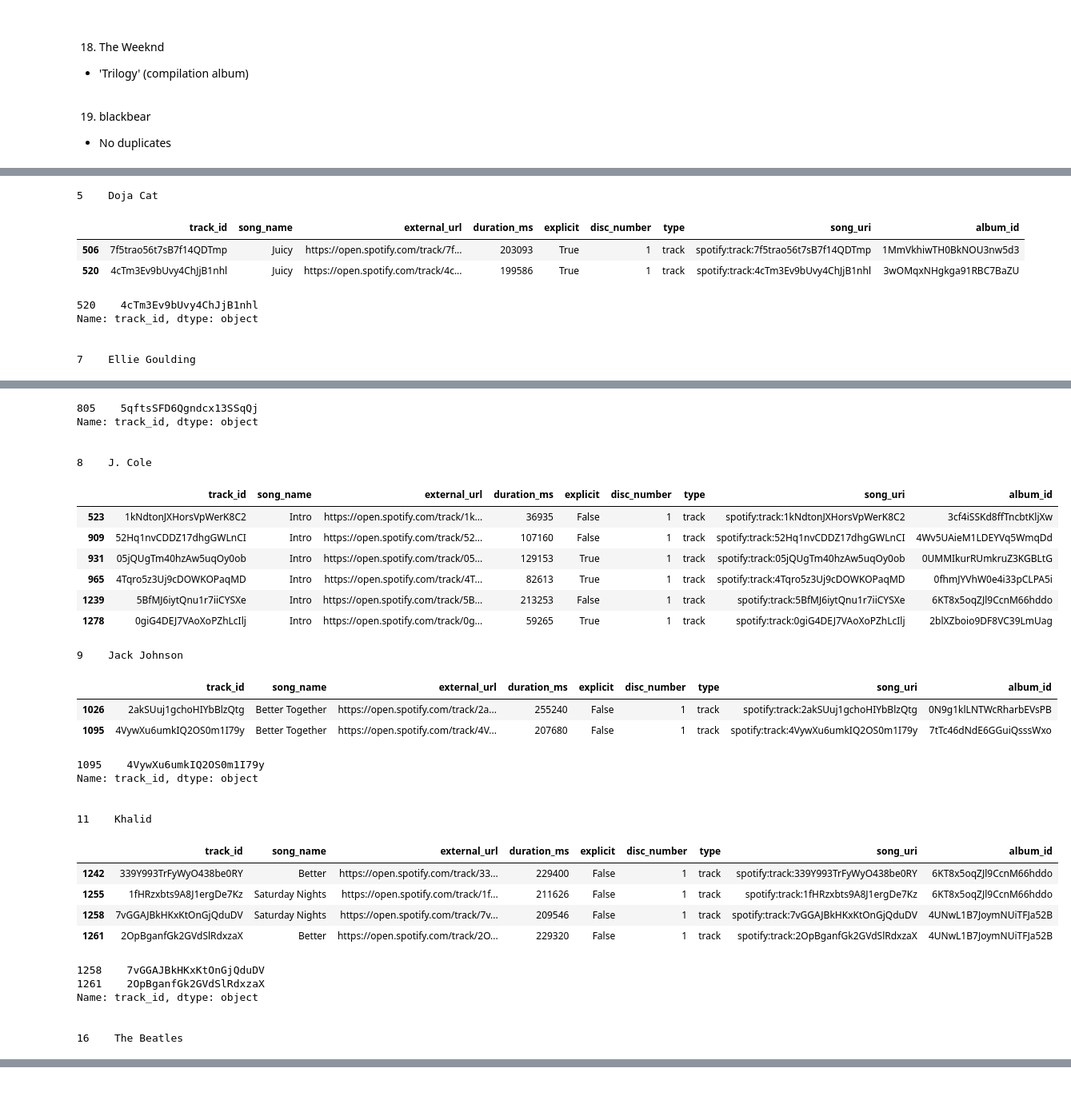
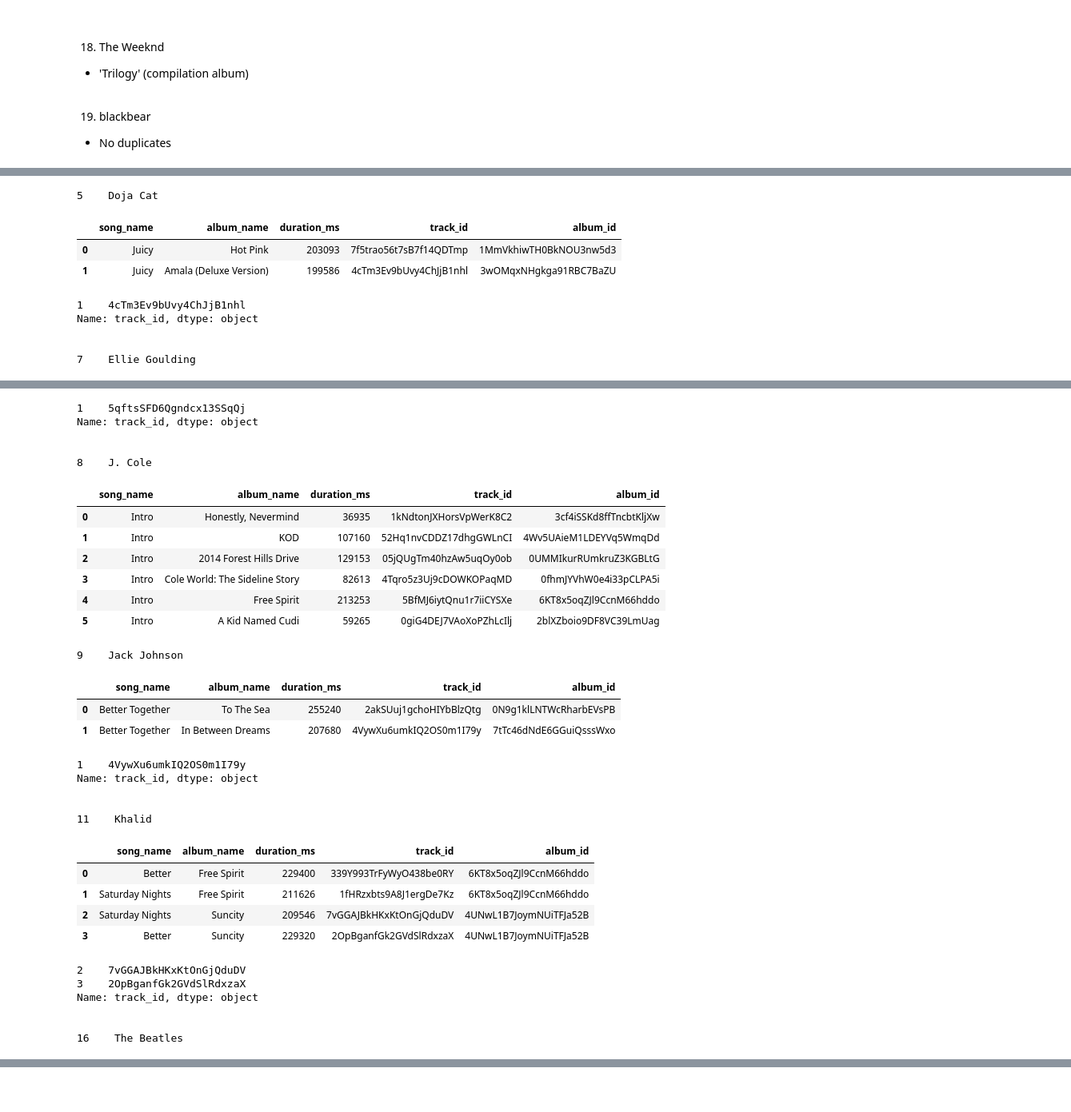
Before and after one commit to rjpost20/Onramp-Project, a Jupyter notebook: Project-Notebook.ipynb, the cells around one changed output, grey strips where cells are left out. Shown at 80% size. Cells and saved outputs as stored; diff of their text form; code cells hidden in the pictures.

```diff
--- a/Project-Notebook.ipynb
+++ b/Project-Notebook.ipynb
@@ -74,7 +72,7 @@ matplotlib_inline.backend_inline.set_matplotlib_formats('retina')
 ### Establish connection to Spotify's API
 # %%
 # Set API keys as environment variables (sensitive information!). Credentials are stored securely in a local file.
-with open("API.txt") as f:
+with open("API1.txt") as f:
     text = f.readlines()
     client_id = text[0].strip()
     client_secret = text[1].strip()
@@ -849,8 +838,12 @@ for n, artist_id in enumerate(albums_df['artist_id'].unique()):
     if duplicate_songs:
         print(n, '  ', artists_df.loc[artists_df.artist_id == artist_id]['artist_name'].values[0])  # Artist name
 
+        # Duplicate songs dataframe
         dups_df = tracks_df.loc[tracks_df.song_name.isin(duplicate_songs)]
-        display(dups_df)  # Duplicate songs dataframe
+        # Add album_name to dups_df
+        dups_df = dups_df.merge(albums_df[['album_id', 'album_name']], on='album_id')
+        # Only display relevant rows
+        display(dups_df[['song_name', 'album_name', 'duration_ms', 'track_id', 'album_id']])
 
         # Skip dups_df dataframe if song_name == 'Intro' (J. Cole - not true duplicates)
         if 'Intro' in dups_df.song_name.values:
@@ -865,10 +858,10 @@ for n, artist_id in enumerate(albums_df['artist_id'].unique()):
         print('\n')
 # %% [output]
 5    Doja Cat
-|  | track_id | song_name | external_url | duration_ms | explicit | disc_number | type | song_uri | album_id |
-| 506 | 7f5trao56t7sB7f14QDTmp | Juicy | https://open.spotify.com/track/7f... | 203093 | True | 1 | track | spotify:track:7f5trao56t7sB7f14QDTmp | 1MmVkhiwTH0BkNOU3nw5d3 |
-| 520 | 4cTm3Ev9bUvy4ChJjB1nhl | Juicy | https://open.spotify.com/track/4c... | 199586 | True | 1 | track | spotify:track:4cTm3Ev9bUvy4ChJjB1nhl | 3wOMqxNHgkga91RBC7BaZU |
+|  | song_name | album_name | duration_ms | track_id | album_id |
+| 0 | Juicy | Hot Pink | 203093 | 7f5trao56t7sB7f14QDTmp | 1MmVkhiwTH0BkNOU3nw5d3 |
+| 1 | Juicy | Amala (Deluxe Version) | 199586 | 4cTm3Ev9bUvy4ChJjB1nhl | 3wOMqxNHgkga91RBC7BaZU |
-520    4cTm3Ev9bUvy4ChJjB1nhl
+1    4cTm3Ev9bUvy4ChJjB1nhl
 Name: track_id, dtype: object
 
 
@@ -879,31 +872,31 @@ Name: track_id, dtype: object
-805    5qftsSFD6Qgndcx13SSqQj
+1    5qftsSFD6Qgndcx13SSqQj
 Name: track_id, dtype: object
 
 
 8    J. Cole
-|  | track_id | song_name | external_url | duration_ms | explicit | disc_number | type | song_uri | album_id |
-| 523 | 1kNdtonJXHorsVpWerK8C2 | Intro | https://open.spotify.com/track/1k... | 36935 | False | 1 | track | spotify:track:1kNdtonJXHorsVpWerK8C2 | 3cf4iSSKd8ffTncbtKljXw |
-| 909 | 52Hq1nvCDDZ17dhgGWLnCI | Intro | https://open.spotify.com/track/52... | 107160 | False | 1 | track | spotify:track:52Hq1nvCDDZ17dhgGWLnCI | 4Wv5UAieM1LDEYVq5WmqDd |
-| 931 | 05jQUgTm40hzAw5uqOy0ob | Intro | https://open.spotify.com/track/05... | 129153 | True | 1 | track | spotify:track:05jQUgTm40hzAw5uqOy0ob | 0UMMIkurRUmkruZ3KGBLtG |
-| 965 | 4Tqro5z3Uj9cDOWKOPaqMD | Intro | https://open.spotify.com/track/4T... | 82613 | True | 1 | track | spotify:track:4Tqro5z3Uj9cDOWKOPaqMD | 0fhmJYVhW0e4i33pCLPA5i |
-| 1239 | 5BfMJ6iytQnu1r7iiCYSXe | Intro | https://open.spotify.com/track/5B... | 213253 | False | 1 | track | spotify:track:5BfMJ6iytQnu1r7iiCYSXe | 6KT8x5oqZJl9CcnM66hddo |
-| 1278 | 0giG4DEJ7VAoXoPZhLcIlj | Intro | https://open.spotify.com/track/0g... | 59265 | True | 1 | track | spotify:track:0giG4DEJ7VAoXoPZhLcIlj | 2blXZboio9DF8VC39LmUag |
+|  | song_name | album_name | duration_ms | track_id | album_id |
+| 0 | Intro | Honestly, Nevermind | 36935 | 1kNdtonJXHorsVpWerK8C2 | 3cf4iSSKd8ffTncbtKljXw |
+| 1 | Intro | KOD | 107160 | 52Hq1nvCDDZ17dhgGWLnCI | 4Wv5UAieM1LDEYVq5WmqDd |
+| 2 | Intro | 2014 Forest Hills Drive | 129153 | 05jQUgTm40hzAw5uqOy0ob | 0UMMIkurRUmkruZ3KGBLtG |
+| 3 | Intro | Cole World: The Sideline Story | 82613 | 4Tqro5z3Uj9cDOWKOPaqMD | 0fhmJYVhW0e4i33pCLPA5i |
+| 4 | Intro | Free Spirit | 213253 | 5BfMJ6iytQnu1r7iiCYSXe | 6KT8x5oqZJl9CcnM66hddo |
+| 5 | Intro | A Kid Named Cudi | 59265 | 0giG4DEJ7VAoXoPZhLcIlj | 2blXZboio9DF8VC39LmUag |
 9    Jack Johnson
-|  | track_id | song_name | external_url | duration_ms | explicit | disc_number | type | song_uri | album_id |
-| 1026 | 2akSUuj1gchoHIYbBlzQtg | Better Together | https://open.spotify.com/track/2a... | 255240 | False | 1 | track | spotify:track:2akSUuj1gchoHIYbBlzQtg | 0N9g1klLNTWcRharbEVsPB |
-| 1095 | 4VywXu6umkIQ2OS0m1I79y | Better Together | https://open.spotify.com/track/4V... | 207680 | False | 1 | track | spotify:track:4VywXu6umkIQ2OS0m1I79y | 7tTc46dNdE6GGuiQsssWxo |
+|  | song_name | album_name | duration_ms | track_id | album_id |
+| 0 | Better Together | To The Sea | 255240 | 2akSUuj1gchoHIYbBlzQtg | 0N9g1klLNTWcRharbEVsPB |
+| 1 | Better Together | In Between Dreams | 207680 | 4VywXu6umkIQ2OS0m1I79y | 7tTc46dNdE6GGuiQsssWxo |
-1095    4VywXu6umkIQ2OS0m1I79y
+1    4VywXu6umkIQ2OS0m1I79y
 Name: track_id, dtype: object
 
 
 11    Khalid
-|  | track_id | song_name | external_url | duration_ms | explicit | disc_number | type | song_uri | album_id |
-| 1242 | 339Y993TrFyWyO438be0RY | Better | https://open.spotify.com/track/33... | 229400 | False | 1 | track | spotify:track:339Y993TrFyWyO438be0RY | 6KT8x5oqZJl9CcnM66hddo |
-| 1255 | 1fHRzxbts9A8J1ergDe7Kz | Saturday Nights | https://open.spotify.com/track/1f... | 211626 | False | 1 | track | spotify:track:1fHRzxbts9A8J1ergDe7Kz | 6KT8x5oqZJl9CcnM66hddo |
-| 1258 | 7vGGAJBkHKxKtOnGjQduDV | Saturday Nights | https://open.spotify.com/track/7v... | 209546 | False | 1 | track | spotify:track:7vGGAJBkHKxKtOnGjQduDV | 4UNwL1B7JoymNUiTFJa52B |
-| 1261 | 2OpBganfGk2GVdSlRdxzaX | Better | https://open.spotify.com/track/2O... | 229320 | False | 1 | track | spotify:track:2OpBganfGk2GVdSlRdxzaX | 4UNwL1B7JoymNUiTFJa52B |
+|  | song_name | album_name | duration_ms | track_id | album_id |
+| 0 | Better | Free Spirit | 229400 | 339Y993TrFyWyO438be0RY | 6KT8x5oqZJl9CcnM66hddo |
+| 1 | Saturday Nights | Free Spirit | 211626 | 1fHRzxbts9A8J1ergDe7Kz | 6KT8x5oqZJl9CcnM66hddo |
+| 2 | Saturday Nights | Suncity | 209546 | 7vGGAJBkHKxKtOnGjQduDV | 4UNwL1B7JoymNUiTFJa52B |
+| 3 | Better | Suncity | 229320 | 2OpBganfGk2GVdSlRdxzaX | 4UNwL1B7JoymNUiTFJa52B |
-1258    7vGGAJBkHKxKtOnGjQduDV
-1261    2OpBganfGk2GVdSlRdxzaX
+2    7vGGAJBkHKxKtOnGjQduDV
+3    2OpBganfGk2GVdSlRdxzaX
 Name: track_id, dtype: object
 
 
```
Also changed, not shown: parts of 71 cells of this notebook.
